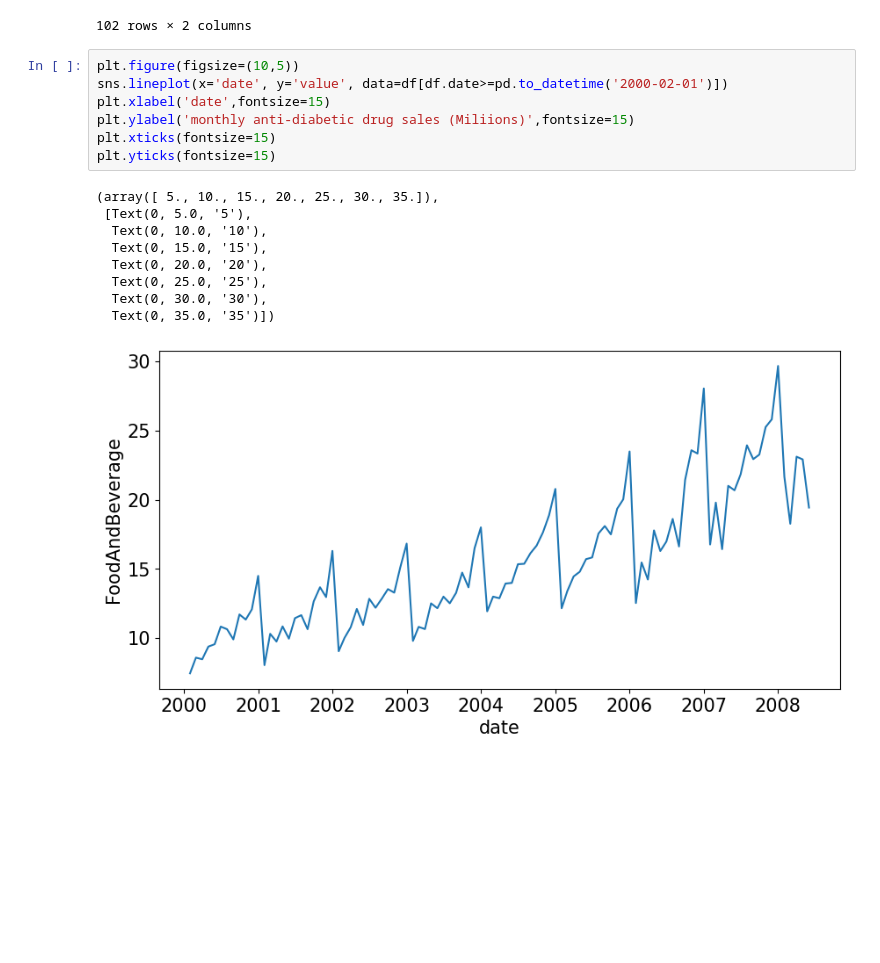
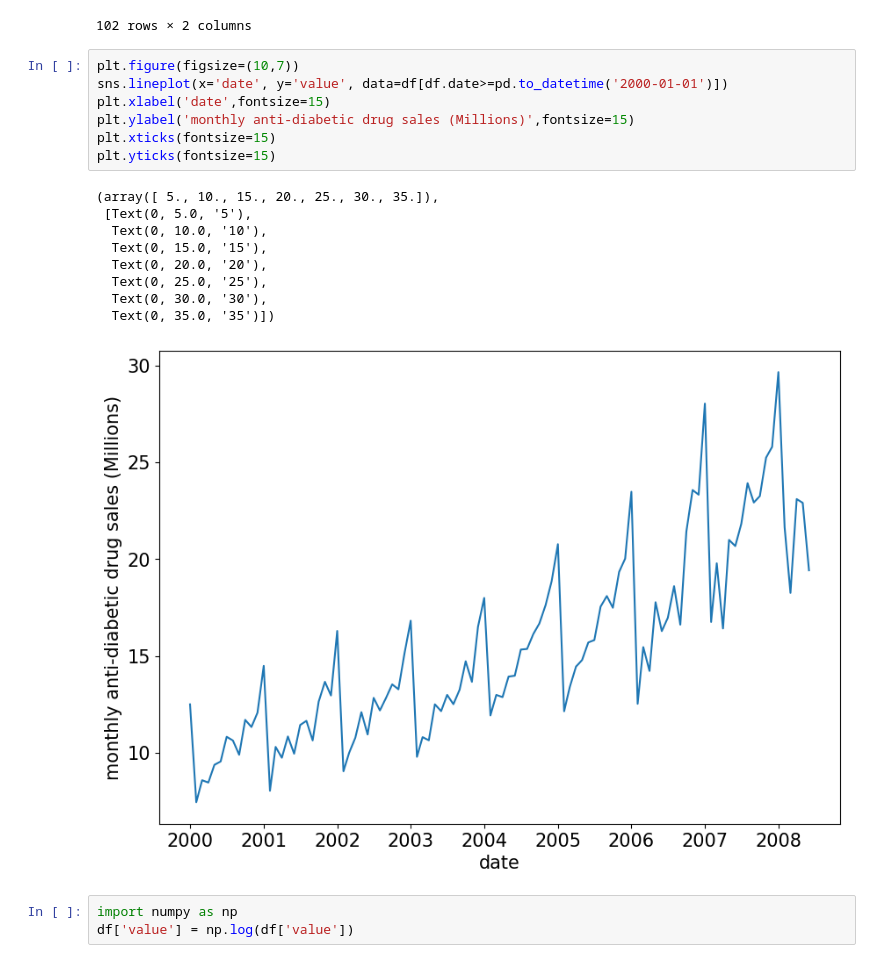
Before and after one commit to lhduc94/timeseries, a Jupyter notebook: notebooks/read_data.ipynb, the cells around one changed output. Cells and saved outputs as stored; diff of their text form; blank space fills up the shorter version.

```diff
--- a/notebooks/read_data.ipynb
+++ b/notebooks/read_data.ipynb
@@ -132,19 +132,22 @@ df[df.date>=pd.to_datetime('2000-01-01')]
 | 203 | 2008-06-01 | 19.431740 |
 102 rows × 2 columns
 # %%
-plt.figure(figsize=(10,5))
-sns.lineplot(x='date', y='value', data=df[df.date>=pd.to_datetime('2000-02-01')])
+plt.figure(figsize=(10,7))
+sns.lineplot(x='date', y='value', data=df[df.date>=pd.to_datetime('2000-01-01')])
 plt.xlabel('date',fontsize=15)
-plt.ylabel('monthly anti-diabetic drug sales (Miliions)',fontsize=15)
+plt.ylabel('monthly anti-diabetic drug sales (Millions)',fontsize=15)
 plt.xticks(fontsize=15)
 plt.yticks(fontsize=15)
 # %% [output]
 (array([ 5., 10., 15., 20., 25., 30., 35.]),
  [Text(0, 5.0, '5'),
   Text(0, 10.0, '10'),
   Text(0, 15.0, '15'),
   Text(0, 20.0, '20'),
   Text(0, 25.0, '25'),
   Text(0, 30.0, '30'),
   Text(0, 35.0, '35')])
-[figure, old version]
+[figure, new version]
+# %%
+import numpy as np
+df['value'] = np.log(df['value'])
```
Also changed, not shown: parts of 1 cell of this notebook, 20 other files.
